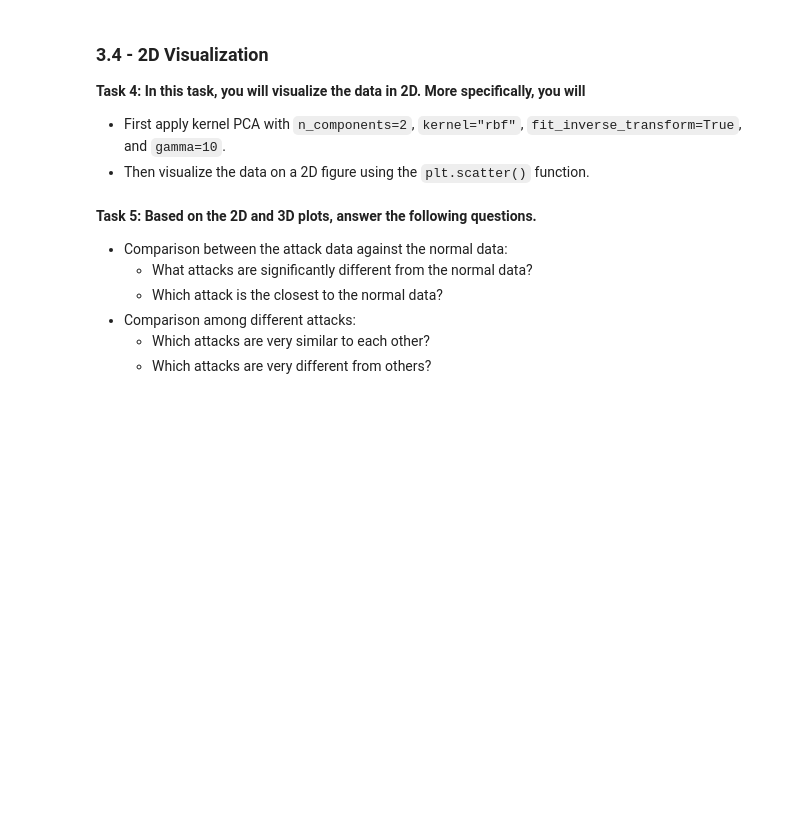
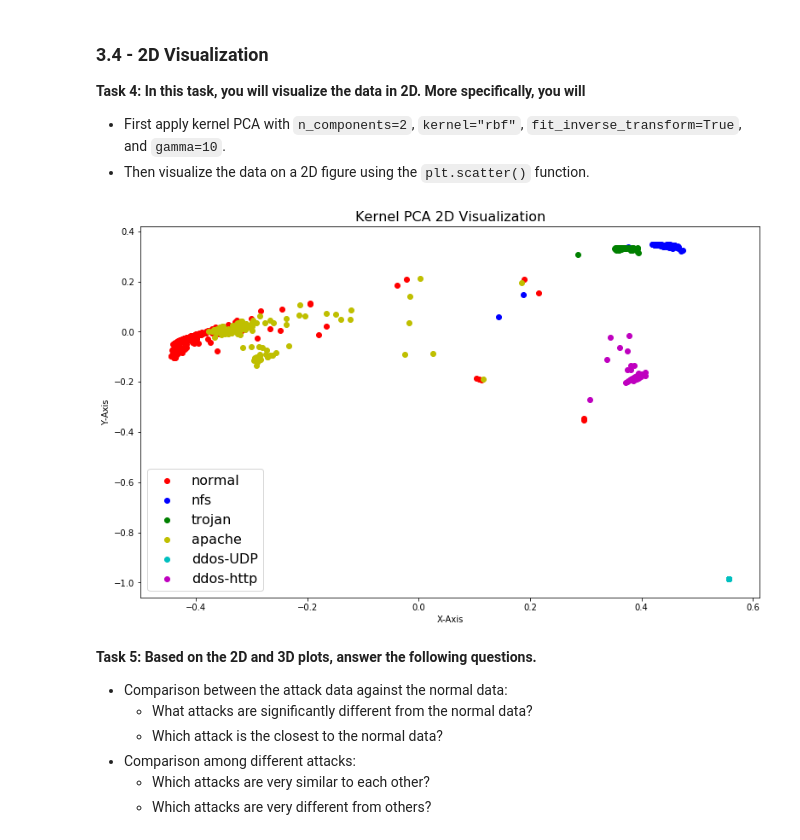
Before and after one commit to tinvo015/CyberThreatDetection, a Jupyter notebook: src/EE418_Project2.ipynb, the cells around one changed output. Drawn from its saved outputs; the diff is of its cells as text; code cells hidden in the pictures; blank space fills up the shorter version.

```diff
--- a/src/EE418_Project2.ipynb
+++ b/src/EE418_Project2.ipynb
@@ -211,7 +263,19 @@ for label in data_labels:
 
     #################################################################
     ##### Start code here #####
+    total_num = data[label].shape[0]
+    validation_num = int(total_num * validation_ratio)  # Count the total number of examples
+    training_num = int(total_num * training_ratio) # Compute the number of training examples
 
+    start_idx = training_num + 1 # Start index of the training set
+    end_idx = start_idx + validation_num # End index of the validation set
+
+    validation_data = data[label][start_idx:end_idx, :] # Obtain the validation data
+    validation_labels = np.ones((validation_num, 1)) * class_ID # Create labels for the validation data
+
+    # Concatenate the validation samples and labels for each dataset
+    vali_x = np.concatenate((vali_x, validation_data))
+    vali_y = np.concatenate((vali_y, validation_labels))
     ##### End code here #####
     #################################################################
 
@@ -235,7 +307,19 @@ for label in data_labels:
 
     #################################################################
     ###### Start code here ######
+    total_num = data[label].shape[0]
+    test_num = int(total_num * testing_ratio)  # Count the total number of examples
+    training_num = int(total_num * training_ratio) # Compute the number of training examples
+    training_num = training_num + int(total_num * validation_ratio)
+    start_idx = training_num # Start index of the training set
+    end_idx = start_idx + test_num # End index of the validation set
 
+    test_data = data[label][start_idx:end_idx, :] # Obtain the validation data
+    test_labels = np.ones((test_num, 1)) * class_ID # Create labels for the validation data
+
+    # Concatenate the validation samples and labels for each dataset
+    test_x = np.concatenate((test_x, test_data))
+    test_y = np.concatenate((test_y, test_labels))
     ###### End code here ######
     #################################################################
 
@@ -279,9 +371,10 @@ train_x_copy = copy.deepcopy(train_x)
 #################################################################
 ##### Start code here. #####
 # Step 1: Prepare the transformer
+transformer = KernelPCA(n_components=3, kernel='rbf', fit_inverse_transform=True, gamma=10)
 
 # Step 2: Fit the model to train_x_copy and transform train_x_copy.
-
+train_x_pca = transformer.fit_transform(train_x_copy)
 ##### End code here. #####
 #################################################################
 # %%
@@ -340,33 +438,46 @@ train_x_pca_2d = None
 
 #################################################################
 ##### Start code here #####
+transformer = KernelPCA(n_components=2, kernel='rbf', fit_inverse_transform=True, gamma=10)
+train_x_pca_2d = transformer.fit_transform(train_x_copy)
 
 ##### End code here #####
 #################################################################
 # %%
 # Generate a figure
 fig = plt.figure(figsize=(13,8))
 plt.title("Kernel PCA 2D Visualization", fontsize=16)
 
 # List of colors
 colors = ['r', 'b', 'g', 'y', 'c', 'm', 'k', 'brown']
 
 # Plotting data points in the 2D plot with labels.
 #################################################################
 ##### Start code here #####
+idx = 0
+label_idx = 0
 
+for label in data_labels:
+    plt.scatter(x=train_x_pca_2d[idx : idx + train_size[label], 0], \
+                y=train_x_pca_2d[idx : idx + train_size[label], 1], \
+                c = colors[label_idx], \
+                label = label)
+    idx = idx + train_size[label]
+    label_idx = label_idx + 1
 ##### End code here #####
 #################################################################
 
 # Generate labels.
 plt.xlabel('X-Axis')
 plt.ylabel('Y-Axis')
 
 # Generate the legend.
 plt.legend(prop={'size': 16})
 
 # Show the plot
 plt.show()
+# %% [output]
+[figure, added]
 # %% [markdown]
 **Task 5: Based on the 2D and 3D plots, answer the following questions.**
 - Comparison between the attack data against the normal data:
```
Also changed, not shown: parts of 16 cells of this notebook.
